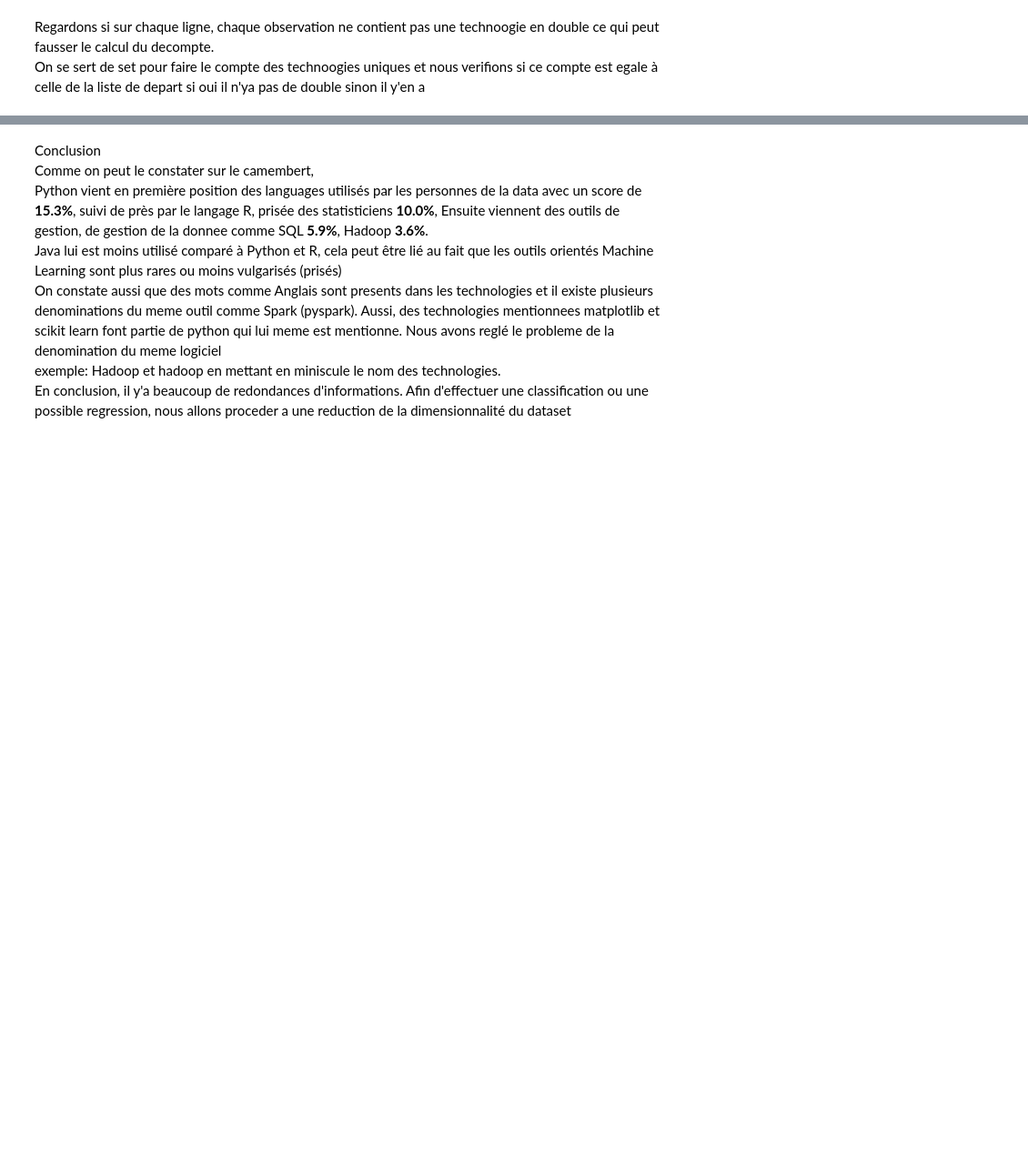
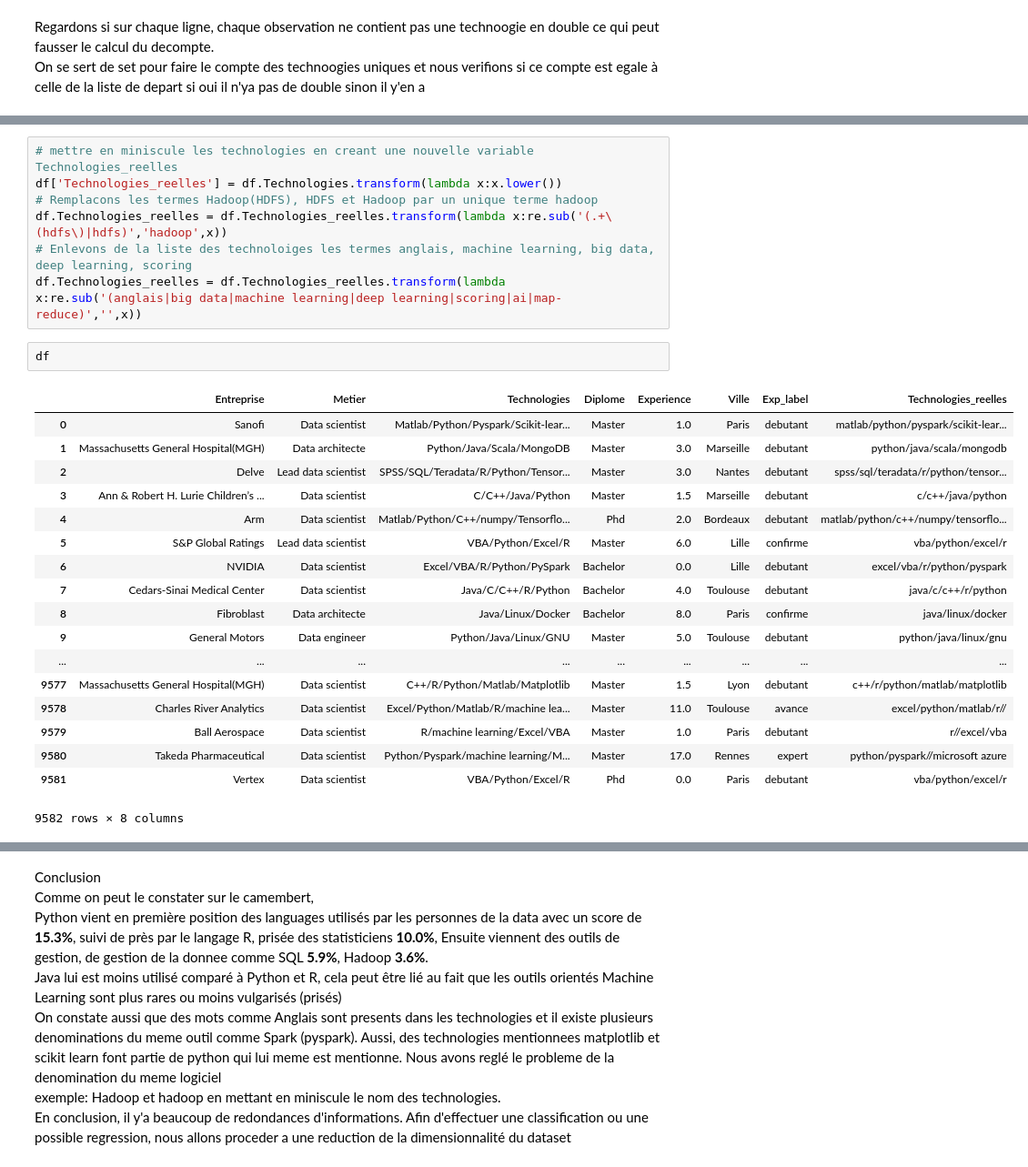
Before and after one commit to AngeKouame/AGILA-DATASET, a Jupyter notebook: Test_Technique_ML.ipynb, the cells around one changed output, grey strips where cells are left out. Shown at 91% size. Cells and saved outputs as stored; diff of their text form; blank space fills up the shorter version.

```diff
--- a/Test_Technique_ML.ipynb
+++ b/Test_Technique_ML.ipynb
@@ -322,0 +319,28 @@ python reste neanmoins une technologie que l'on conserveras.
+# %%
+# mettre en miniscule les technologies en creant une nouvelle variable Technologies_reelles
+df['Technologies_reelles'] = df.Technologies.transform(lambda x:x.lower())
+# Remplacons les termes Hadoop(HDFS), HDFS et Hadoop par un unique terme hadoop
+df.Technologies_reelles = df.Technologies_reelles.transform(lambda x:re.sub('(.+\(hdfs\)|hdfs)','hadoop',x))
+# Enlevons de la liste des technoloiges les termes anglais, machine learning, big data, deep learning, scoring
+df.Technologies_reelles = df.Technologies_reelles.transform(lambda x:re.sub('(anglais|big data|machine learning|deep learning|scoring|ai|map-reduce)','',x))
+# %%
+df
+# %% [output]
+|  | Entreprise | Metier | Technologies | Diplome | Experience | Ville | Exp_label | Technologies_reelles |
+| 0 | Sanofi | Data scientist | Matlab/Python/Pyspark/Scikit-lear... | Master | 1.0 | Paris | debutant | matlab/python/pyspark/scikit-lear... |
+| 1 | Massachusetts General Hospital(MGH) | Data architecte | Python/Java/Scala/MongoDB | Master | 3.0 | Marseille | debutant | python/java/scala/mongodb |
+| 2 | Delve | Lead data scientist | SPSS/SQL/Teradata/R/Python/Tensor... | Master | 3.0 | Nantes | debutant | spss/sql/teradata/r/python/tensor... |
+| 3 | Ann & Robert H. Lurie Children’s ... | Data scientist | C/C++/Java/Python | Master | 1.5 | Marseille | debutant | c/c++/java/python |
+| 4 | Arm | Data scientist | Matlab/Python/C++/numpy/Tensorflo... | Phd | 2.0 | Bordeaux | debutant | matlab/python/c++/numpy/tensorflo... |
+| 5 | S&P Global Ratings | Lead data scientist | VBA/Python/Excel/R | Master | 6.0 | Lille | confirme | vba/python/excel/r |
+| 6 | NVIDIA | Data scientist | Excel/VBA/R/Python/PySpark | Bachelor | 0.0 | Lille | debutant | excel/vba/r/python/pyspark |
+| 7 | Cedars-Sinai Medical Center | Data scientist | Java/C/C++/R/Python | Bachelor | 4.0 | Toulouse | debutant | java/c/c++/r/python |
+| 8 | Fibroblast | Data architecte | Java/Linux/Docker | Bachelor | 8.0 | Paris | confirme | java/linux/docker |
+| 9 | General Motors | Data engineer | Python/Java/Linux/GNU | Master | 5.0 | Toulouse | debutant | python/java/linux/gnu |
+| ... | ... | ... | ... | ... | ... | ... | ... | ... |
+| 9577 | Massachusetts General Hospital(MGH) | Data scientist | C++/R/Python/Matlab/Matplotlib | Master | 1.5 | Lyon | debutant | c++/r/python/matlab/matplotlib |
+| 9578 | Charles River Analytics | Data scientist | Excel/Python/Matlab/R/machine lea... | Master | 11.0 | Toulouse | avance | excel/python/matlab/r// |
+| 9579 | Ball Aerospace | Data scientist | R/machine learning/Excel/VBA | Master | 1.0 | Paris | debutant | r//excel/vba |
+| 9580 | Takeda Pharmaceutical | Data scientist | Python/Pyspark/machine learning/M... | Master | 17.0 | Rennes | expert | python/pyspark//microsoft azure |
+| 9581 | Vertex | Data scientist | VBA/Python/Excel/R | Phd | 0.0 | Paris | debutant | vba/python/excel/r |
+9582 rows × 8 columns
```
Also changed, not shown: parts of 18 cells of this notebook.
